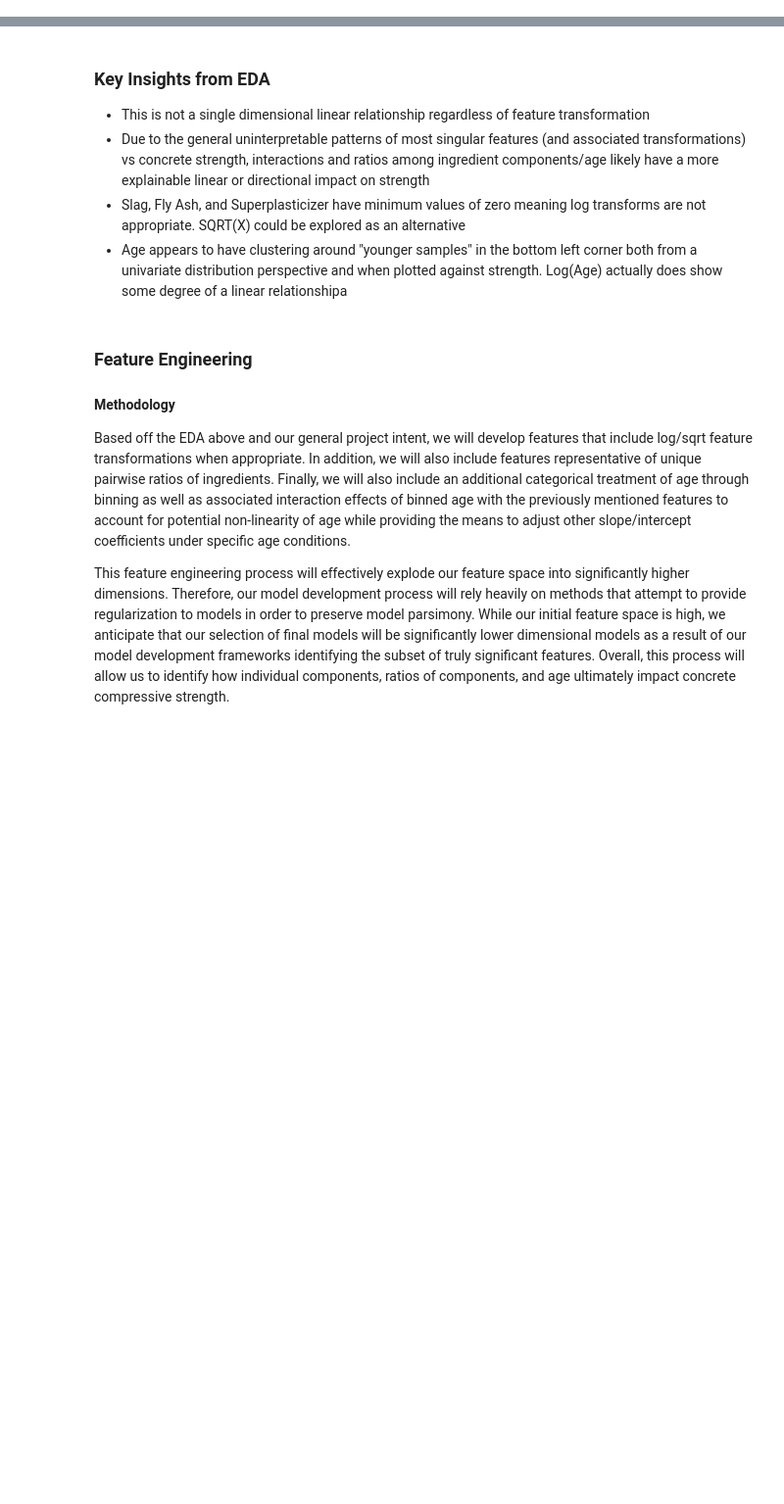
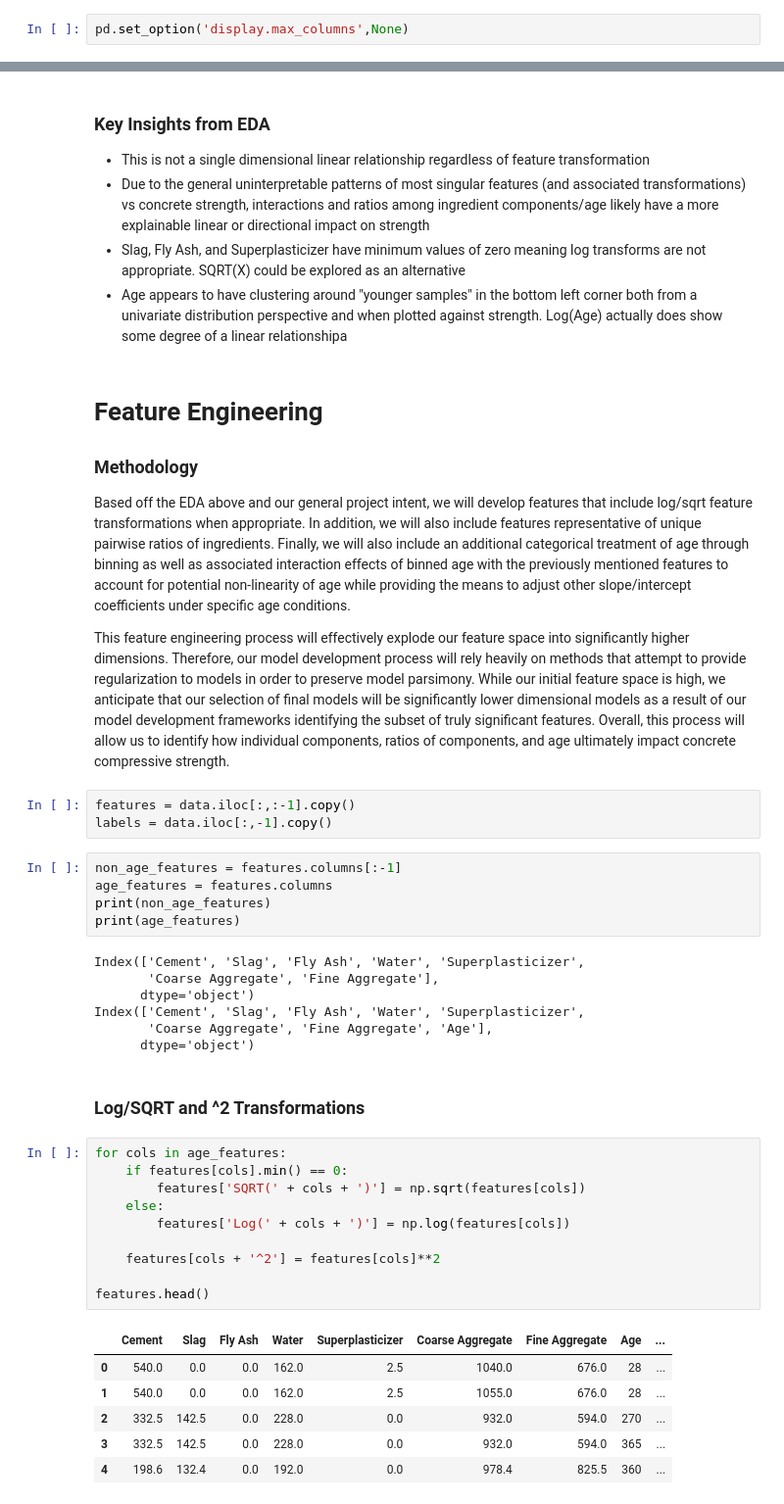
Before and after one commit to amitg3-ucb/w203_lab2, a Jupyter notebook: Data Cleaning and Model Development.ipynb, the cells around one changed output, grey strips where cells are left out. Shown at 98% size. Drawn from its saved outputs; the diff is of its cells as text; blank space fills up the shorter version.

Commit message:
finished data cleaning, feature engineering, and splitting data into train/test sets

```diff
--- a/Data Cleaning and Model Development.ipynb
+++ b/Data Cleaning and Model Development.ipynb
@@ -9 +10,3 @@ from itertools import combinations
+# %%
+pd.set_option('display.max_columns',None)
 # %% [markdown]
@@ -96,9 +99,43 @@ for num in range(data.shape[1]-1):
 - Slag, Fly Ash, and Superplasticizer have minimum values of zero meaning log transforms are not appropriate. SQRT(X) could be explored as an alternative
 - Age appears to have clustering around "younger samples" in the bottom left corner both from a univariate distribution perspective and when plotted against strength. Log(Age) actually does show some degree of a linear relationshipa
 # %% [markdown]
-### Feature Engineering
+# Feature Engineering
 
-#### Methodology
+### Methodology
 Based off the EDA above and our general project intent, we will develop features that include log/sqrt feature transformations when appropriate. In addition, we will also include features representative of unique pairwise ratios of ingredients. Finally, we will also include an additional categorical treatment of age through binning as well as associated interaction effects of binned age with the previously mentioned features to account for potential non-linearity of age while providing the means to adjust other slope/intercept coefficients under specific age conditions.
 
 This feature engineering process will effectively explode our feature space into significantly higher dimensions. Therefore, our model development process will rely heavily on methods that attempt to provide regularization to models in order to preserve model parsimony. While our initial feature space is high, we anticipate that our selection of final models will be significantly lower dimensional models as a result of our model development frameworks identifying the subset of truly significant features. Overall, this process will allow us to identify how individual components, ratios of components, and age ultimately impact concrete compressive strength.
+# %%
+features = data.iloc[:,:-1].copy()
+labels = data.iloc[:,-1].copy()
+# %%
+non_age_features = features.columns[:-1]
+age_features = features.columns
+print(non_age_features)
+print(age_features)
+# %% [output]
+Index(['Cement', 'Slag', 'Fly Ash', 'Water', 'Superplasticizer',
+       'Coarse Aggregate', 'Fine Aggregate'],
+      dtype='object')
+Index(['Cement', 'Slag', 'Fly Ash', 'Water', 'Superplasticizer',
+       'Coarse Aggregate', 'Fine Aggregate', 'Age'],
+      dtype='object')
+# %% [markdown]
+### Log/SQRT and ^2 Transformations
+# %%
+for cols in age_features:
+    if features[cols].min() == 0:
+        features['SQRT(' + cols + ')'] = np.sqrt(features[cols])
+    else:
+        features['Log(' + cols + ')'] = np.log(features[cols])
+
+    features[cols + '^2'] = features[cols]**2
+
+features.head()
+# %% [output]
+|  | Cement | Slag | Fly Ash | Water | Superplasticizer | Coarse Aggregate | Fine Aggregate | Age | ... |
+| 0 | 540.0 | 0.0 | 0.0 | 162.0 | 2.5 | 1040.0 | 676.0 | 28 | ... |
+| 1 | 540.0 | 0.0 | 0.0 | 162.0 | 2.5 | 1055.0 | 676.0 | 28 | ... |
+| 2 | 332.5 | 142.5 | 0.0 | 228.0 | 0.0 | 932.0 | 594.0 | 270 | ... |
+| 3 | 332.5 | 142.5 | 0.0 | 228.0 | 0.0 | 932.0 | 594.0 | 365 | ... |
+| 4 | 198.6 | 132.4 | 0.0 | 192.0 | 0.0 | 978.4 | 825.5 | 360 | ... |
```
Also changed, not shown: parts of 23 cells of this notebook, 2 other files.
